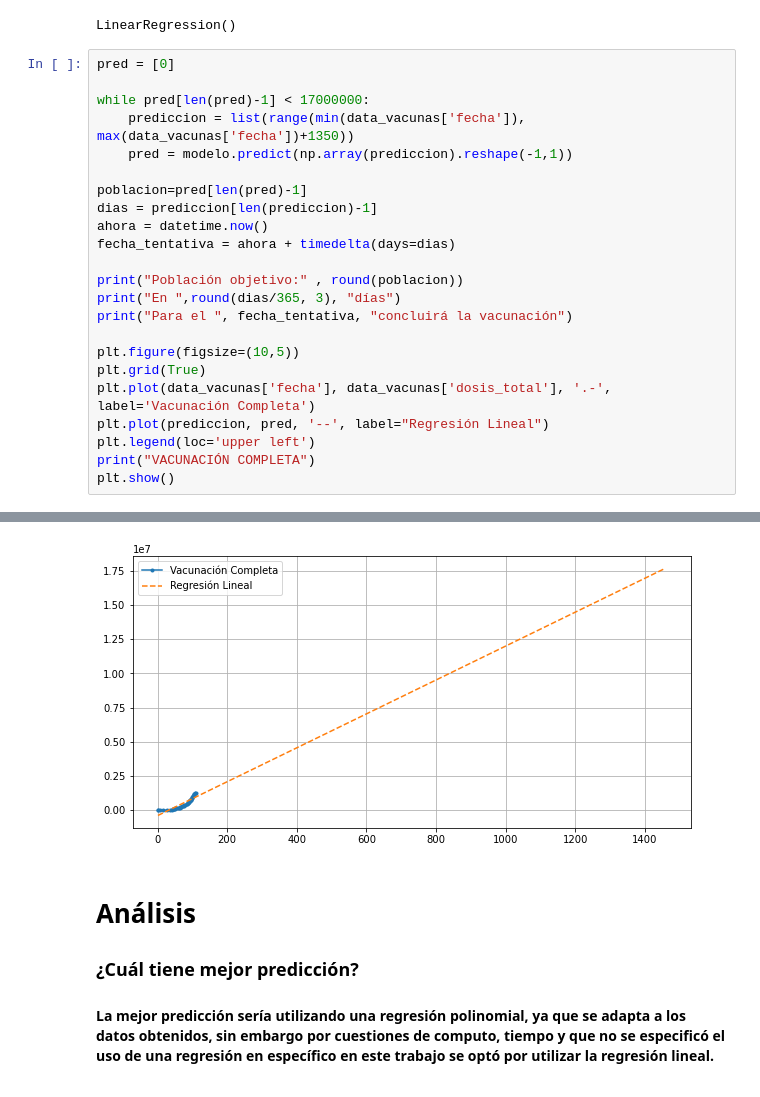
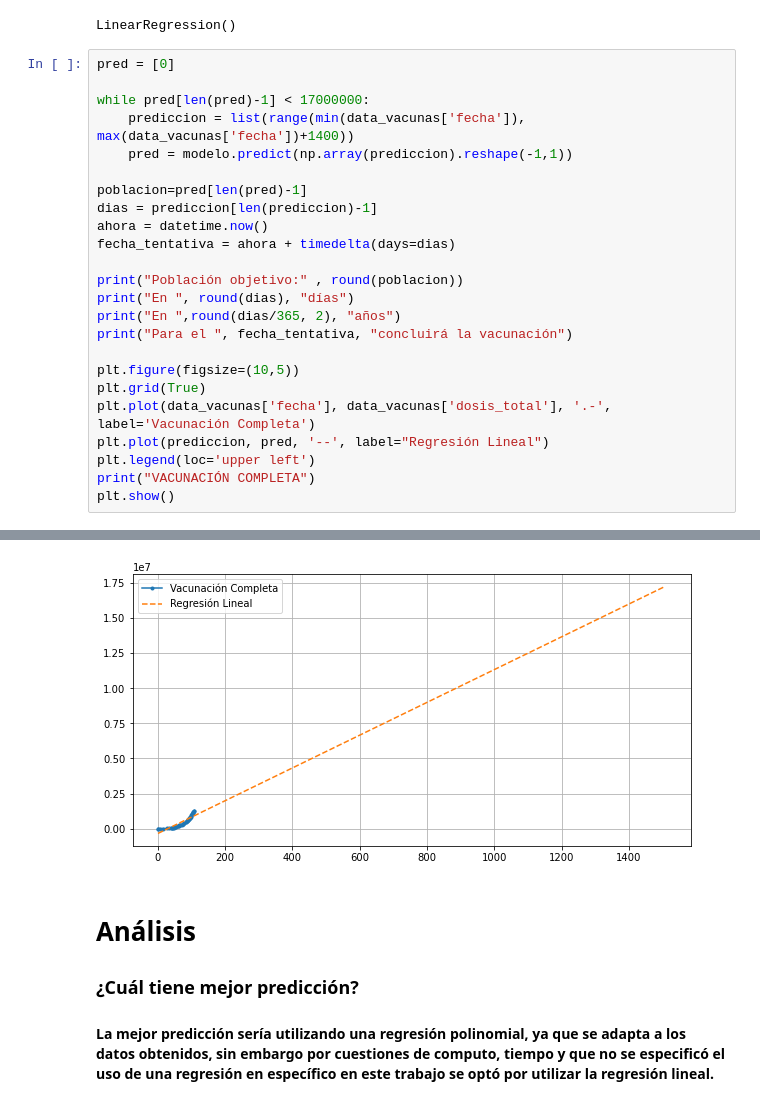
Before and after one commit to AlejoEnriquez2/Simulacion, a Jupyter notebook: Prueba/Prueba_Enriquez.ipynb, the cells around one changed output, grey strips where cells are left out. Drawn from its saved outputs; the diff is of its cells as text.

```diff
--- a/Prueba/Prueba_Enriquez.ipynb
+++ b/Prueba/Prueba_Enriquez.ipynb
@@ -346,7 +309,7 @@ LinearRegression()
 pred = [0]
 
 while pred[len(pred)-1] < 17000000:
-    prediccion = list(range(min(data_vacunas['fecha']), max(data_vacunas['fecha'])+1350))
+    prediccion = list(range(min(data_vacunas['fecha']), max(data_vacunas['fecha'])+1400))
     pred = modelo.predict(np.array(prediccion).reshape(-1,1))
 
 poblacion=pred[len(pred)-1]
@@ -355,7 +318,8 @@ ahora = datetime.now()
 fecha_tentativa = ahora + timedelta(days=dias)
 
 print("Población objetivo:" , round(poblacion))
-print("En ",round(dias/365, 3), "días")
+print("En ", round(dias), "días")
+print("En ",round(dias/365, 2), "años")
 print("Para el ", fecha_tentativa, "concluirá la vacunación")
 
 plt.figure(figsize=(10,5))
@@ -372,5 +337,5 @@ Para el  2025-05-09 22:38:56.125512 concluirá la vacunación
 VACUNACIÓN COMPLETA
-[figure, old version]
+[figure, new version]
 # %% [markdown]
 # Análisis
 ### ¿Cuál tiene mejor predicción?
```
Also changed, not shown: parts of 7 cells of this notebook, 2 other files.
